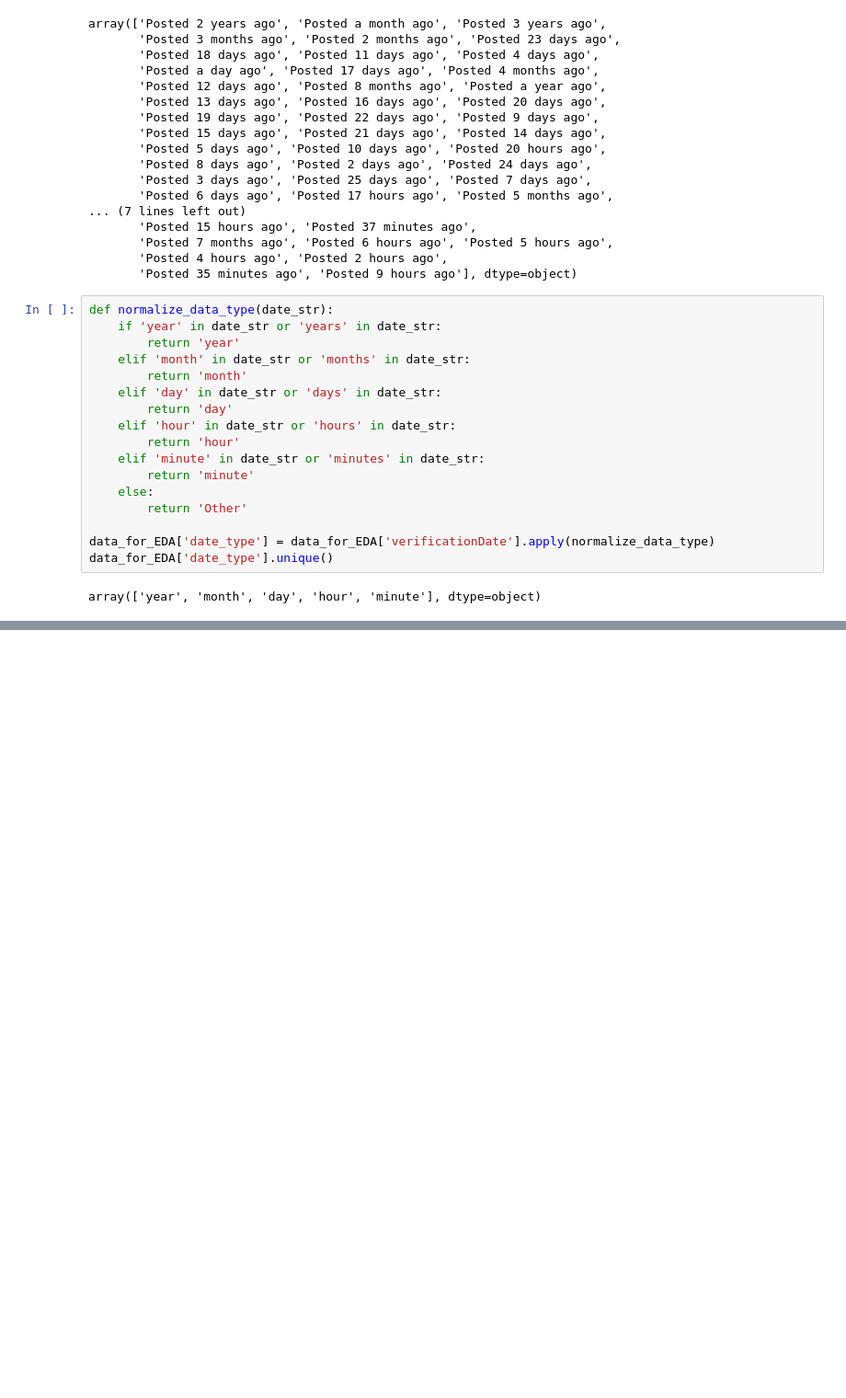
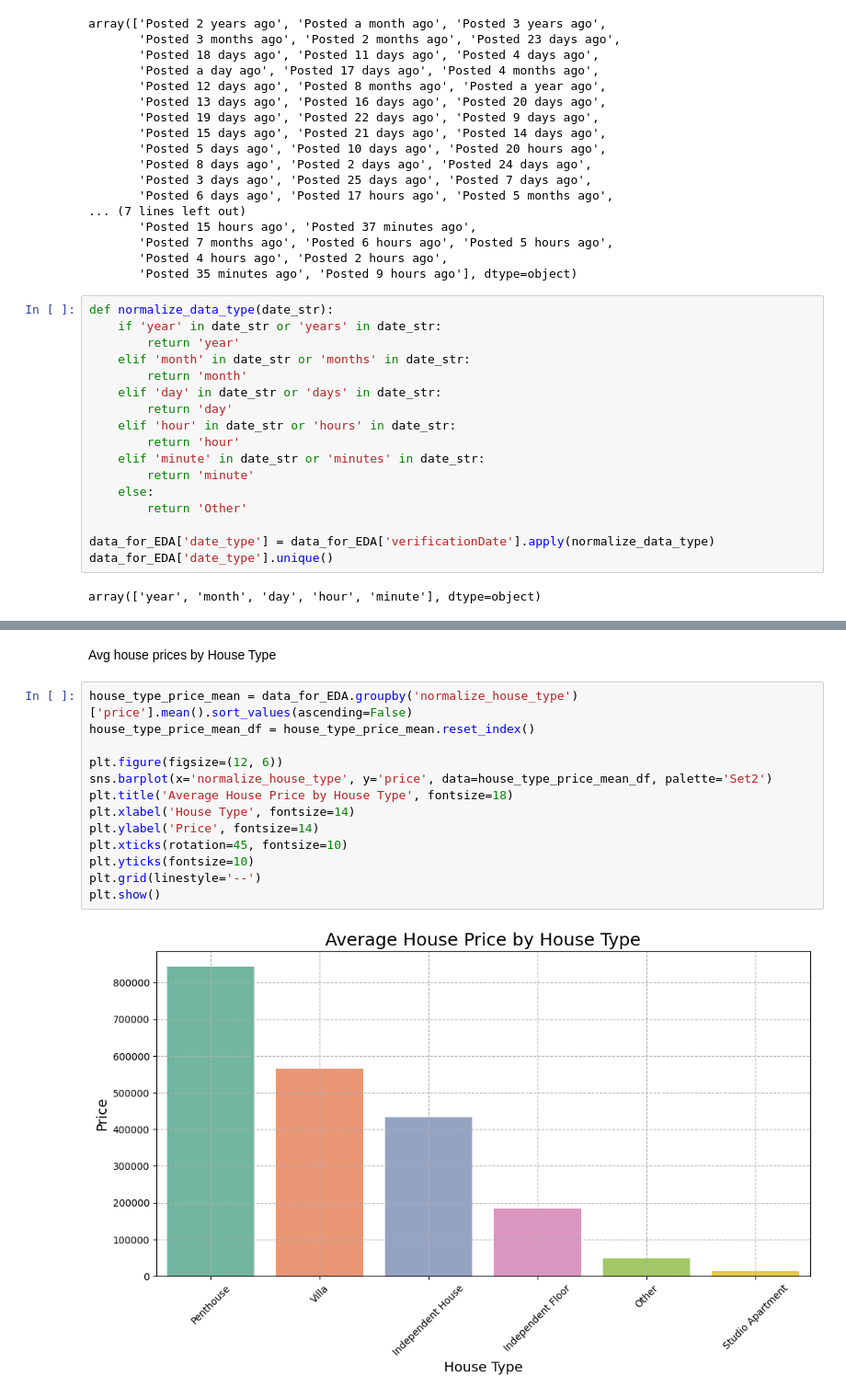
Before and after one commit to prkshayush/house-price-prediction, a Jupyter notebook: main.ipynb, the cells around one changed output, grey strips where cells are left out. Shown at 92% size. Saved outputs shown, nothing was run; the diff lists cells and outputs as text; blank space fills up the shorter version.

```diff
--- a/main.ipynb
+++ b/main.ipynb
@@ -202,0 +315,17 @@ array(['year', 'month', 'day', 'hour', 'minute'], dtype=object)
+# %% [markdown]
+Avg house prices by House Type
+# %%
+house_type_price_mean = data_for_EDA.groupby('normalize_house_type')['price'].mean().sort_values(ascending=False)
+house_type_price_mean_df = house_type_price_mean.reset_index()
+
+plt.figure(figsize=(12, 6))
+sns.barplot(x='normalize_house_type', y='price', data=house_type_price_mean_df, palette='Set2')
+plt.title('Average House Price by House Type', fontsize=18)
+plt.xlabel('House Type', fontsize=14)
+plt.ylabel('Price', fontsize=14)
+plt.xticks(rotation=45, fontsize=10)
+plt.yticks(fontsize=10)
+plt.grid(linestyle='--')
+plt.show()
+# %% [output]
+[figure, added]
```
Also changed, not shown: parts of 20 cells of this notebook, 2 other files.
